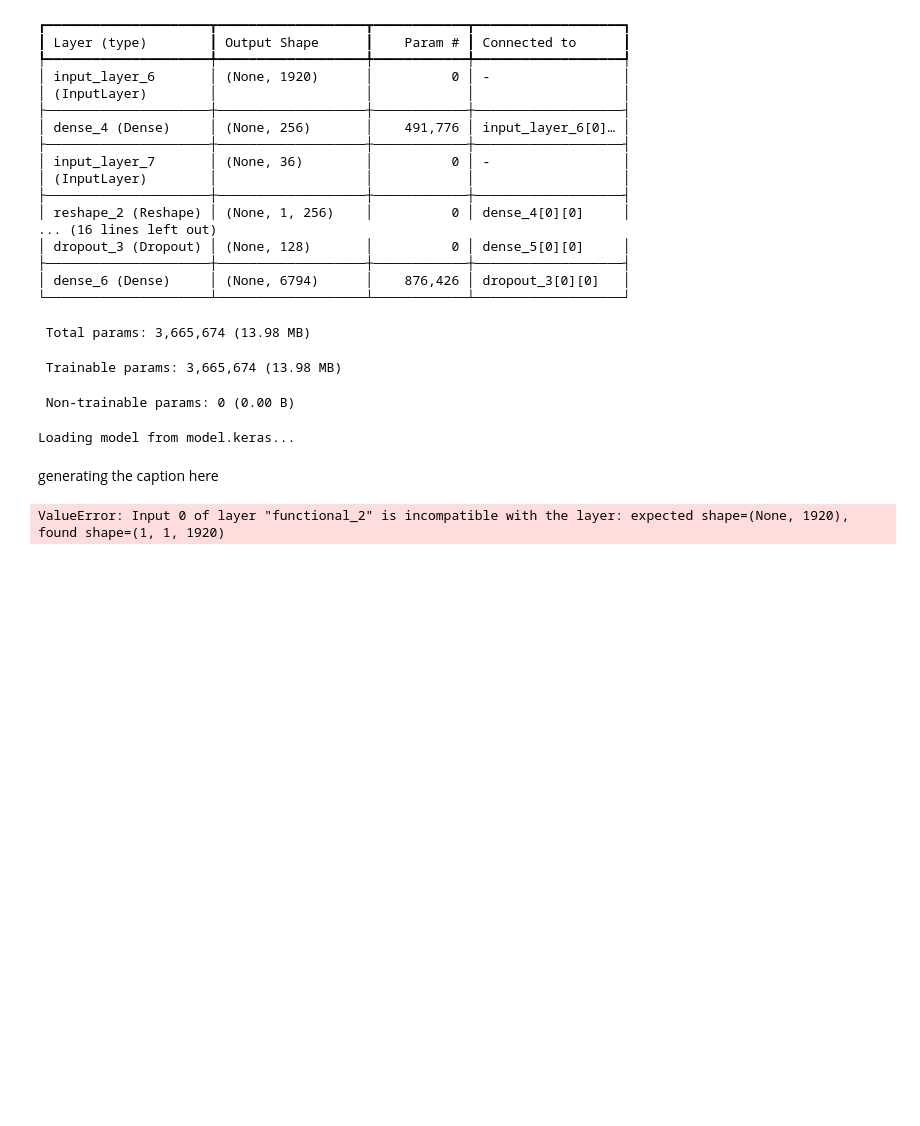
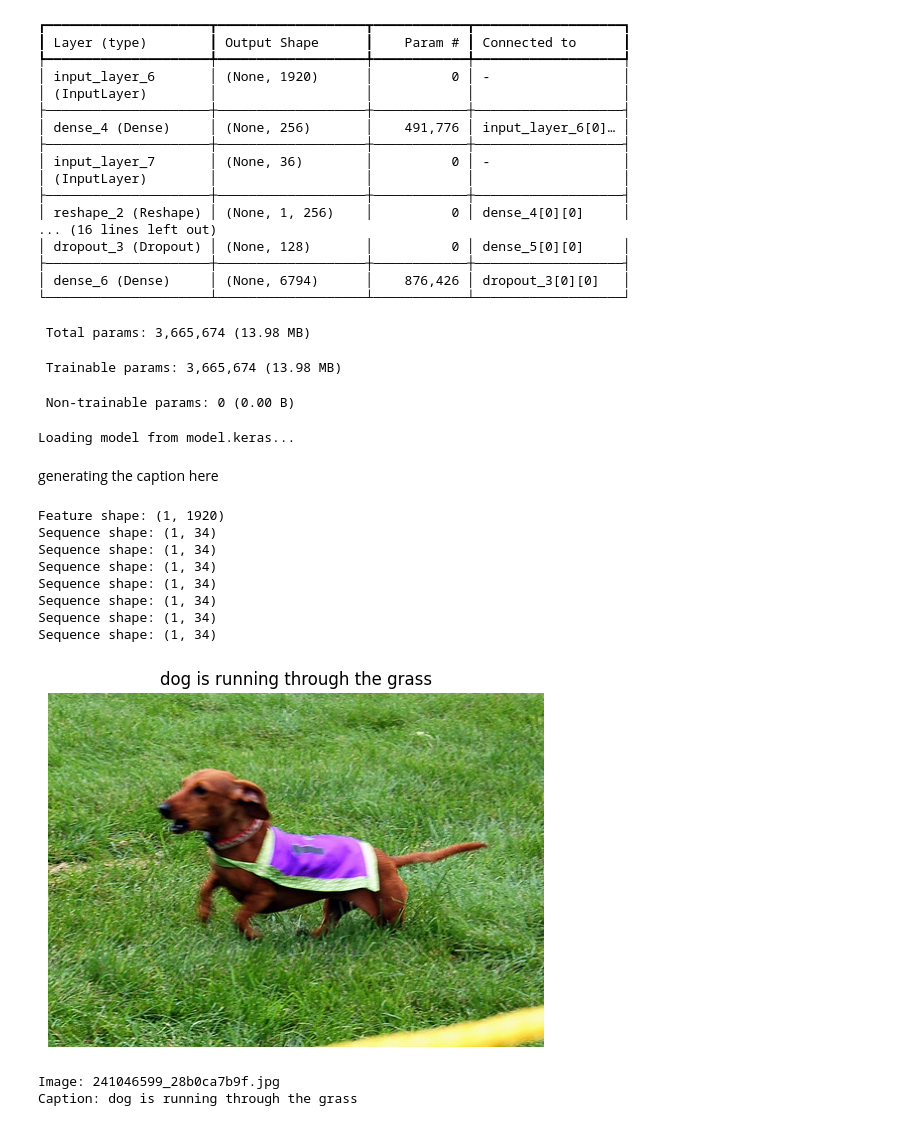
Before and after one commit to Sneha-a10/Image_captioning, a Jupyter notebook: image_caption.ipynb, the cells around one changed output. Drawn from its saved outputs; the diff is of its cells as text; code cells hidden in the pictures; blank space fills up the shorter version.

```diff
--- a/image_caption.ipynb
+++ b/image_caption.ipynb
@@ -295,68 +295,91 @@ from tensorflow.keras.models import load_model
 from tensorflow.keras.preprocessing.sequence import pad_sequences
 import matplotlib.pyplot as plt
 from tensorflow.keras.utils import load_img
+import pickle
+import random
+import os
 
 # Load data
-data = pd.read_csv("C:/Users/sneha/OneDrive/Desktop/college/ML/Image_captioning/captions.txt")
-image_path = "C:/Users/sneha/OneDrive/Desktop/college/ML/Image_captioning/Images"
+data = pd.read_csv("C:/Users/sneha/OneDrive/Desktop/college/Image_captioning/captions.txt")
+image_path = "C:/Users/sneha/OneDrive/Desktop/college/Image_captioning/Images"
 
 # Load tokenizer, max_length, features, and model
-import pickle
 with open('tokenizer.pkl', 'rb') as f:
     tokenizer = pickle.load(f)
 
-max_length = max(len(data.split()) for data in data)
+max_length = 34  # Corrected to match the model's expected sequence length (None, 34)
 
 with open('features.pkl', 'rb') as f:
     features = pickle.load(f)
 
 model_name = "model.keras"
 caption_model = load_model(model_name)
 
 def idx_to_word(integer, tokenizer):
     for word, index in tokenizer.word_index.items():
         if index == integer:
             return word
     return None
 
 def predict_caption(model, image, tokenizer, max_length, features):
     feature = features[image]
-    feature = np.expand_dims(feature, axis=0) # Add batch dimension
+    # Ensure feature is 2D with shape (1, 1920)
+    if feature.ndim == 1:  # Shape (1920,)
+        feature = np.expand_dims(feature, axis=0)  # Shape (1, 1920)
+    elif feature.ndim == 3:  # Shape (1, 1, 1920)
+        feature = feature.reshape(-1, 1920)  # Shape (1, 1920)
+    elif feature.ndim == 2 and feature.shape[0] != 1:  # Shape (n, 1920)
+        feature = feature[:1]  # Shape (1, 1920)
+
+    # Debugging: Print feature shape
+    print(f"Feature shape: {feature.shape}")
+
     in_text = "startseq"
     for i in range(max_length):
         sequence = tokenizer.texts_to_sequences([in_text])[0]
         sequence = pad_sequences([sequence], maxlen=max_length)
-
-        # Ensure feature and sequence have correct shapes
-        #print(f"Feature shape: {feature.shape}")
-        #print(f"Sequence shape: {sequence.shape}")
-
-        y_pred = model.predict([feature,sequence], verbose=0)
+        # Debugging: Print sequence shape
+        print(f"Sequence shape: {sequence.shape}")
+        y_pred = model.predict([feature, sequence], verbose=0)
         y_pred = np.argmax(y_pred)
         word = idx_to_word(y_pred, tokenizer)
         if word is None:
             break
-        in_text+= " " + word
+        in_text += " " + word
         if word == 'endseq':
             break
     return in_text
 
-# Select a sample image
-sample_image = data['image'][100] # You can change the index to select a different image
-image_file = image_path + '/' + sample_image
+# Select a random image from the data['image'] column
+sample_image = random.choice(data['image'].tolist())
+image_file = os.path.join(image_path, sample_image)
 
-# Generate caption
-caption = predict_caption(caption_model, sample_image, tokenizer, max_length, features)
-caption = caption.replace("startseq ", "").replace(" endseq", "")
+# Verify the image file exists
+if not os.path.exists(image_file):
+    print(f"Image file {image_file} does not exist. Please check the image_path and data['image'] column.")
+else:
+    # Generate caption
+    caption = predict_caption(caption_model, sample_image, tokenizer, max_length, features)
+    caption = caption.replace("startseq ", "").replace(" endseq", "")
 
-# Display the image and the generated caption
-img = load_img(image_file)
-plt.imshow(img)
-plt.axis('off')
-plt.title(caption)
-plt.show()
+    # Display the image and the generated caption
+    img = load_img(image_file)
+    plt.imshow(img)
+    plt.axis('off')
+    plt.title(caption)
+    plt.show()
 
-print(f"Image: {sample_image}")
-print(f"Caption: {caption}")
+    print(f"Image: {sample_image}")
+    print(f"Caption: {caption}")
 # %% [output]
-ValueError: Input 0 of layer "functional_2" is incompatible with the layer: expected shape=(None, 1920), found shape=(1, 1, 1920)
+Feature shape: (1, 1920)
+Sequence shape: (1, 34)
+Sequence shape: (1, 34)
+Sequence shape: (1, 34)
+Sequence shape: (1, 34)
+Sequence shape: (1, 34)
+Sequence shape: (1, 34)
+Sequence shape: (1, 34)
+[figure, added]
+Image: 241046599_28b0ca7b9f.jpg
+Caption: dog is running through the grass
```
Also changed, not shown: parts of 1 cell of this notebook.
